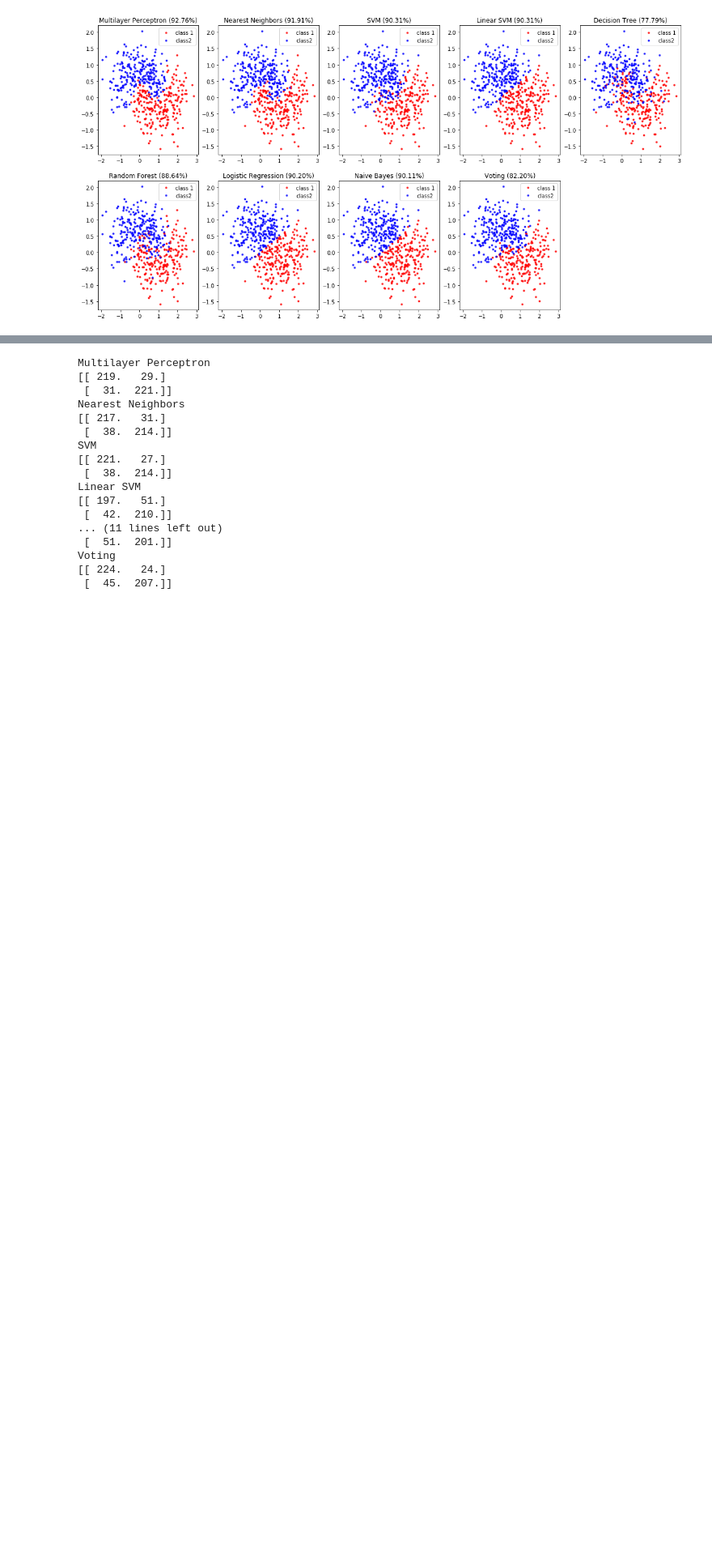
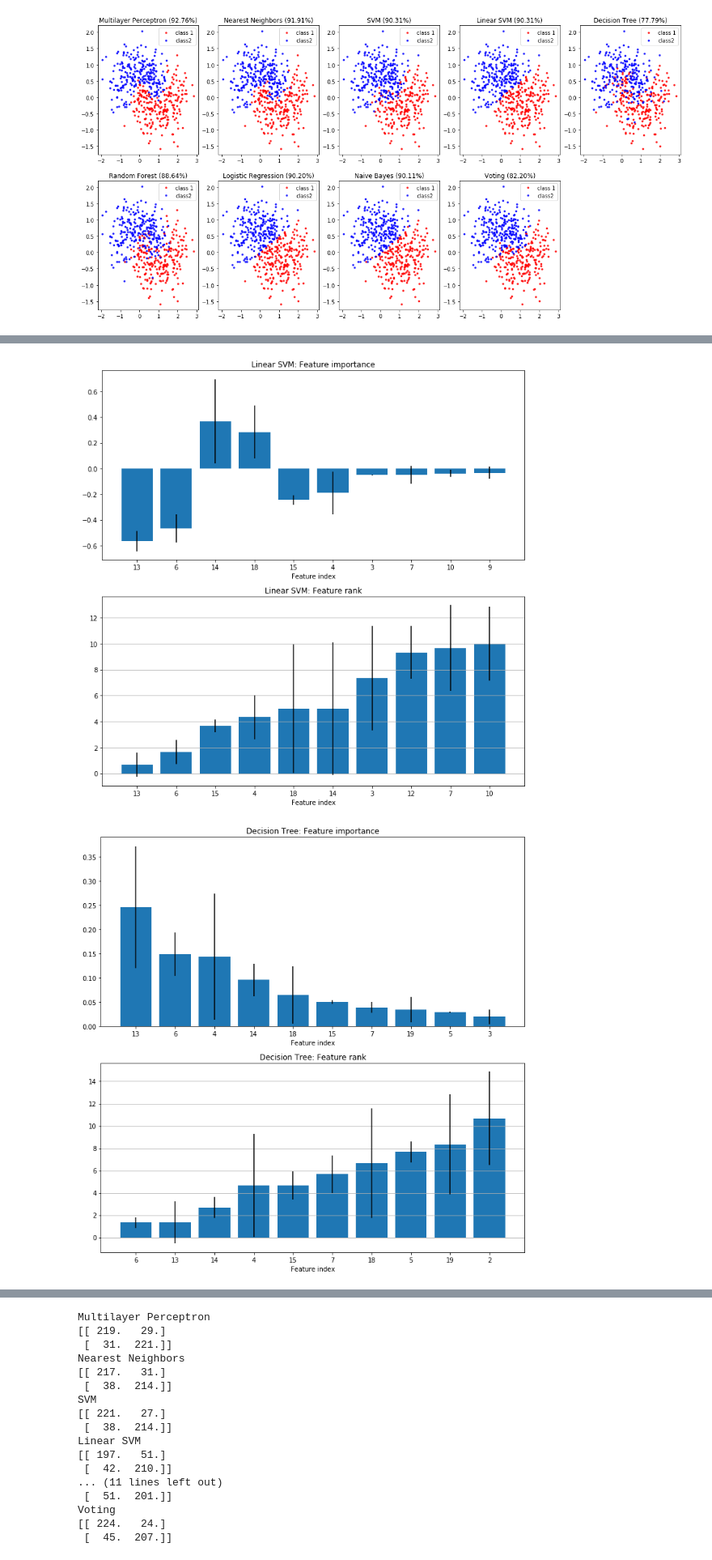
Before and after one commit to alvarouc/polyssifier, a Jupyter notebook: sample/example.ipynb, the cells around one changed output, grey strips where cells are left out. Shown at 81% size. Cells and saved outputs as stored; diff of their text form; code cells hidden in the pictures; blank space fills up the shorter version.

```diff
--- a/sample/example.ipynb
+++ b/sample/example.ipynb
@@ -93,0 +94,3 @@ Voting                train  0.935300  0.003390  0.931385  0.937285
+# %%
+report.plot_features()
+# %% [output]
@@ -93,0 +101,2 @@ Voting                train  0.935300  0.003390  0.931385  0.937285
+[figure, added]
+[figure, added]
```
Also changed, not shown: parts of 3 cells of this notebook.
